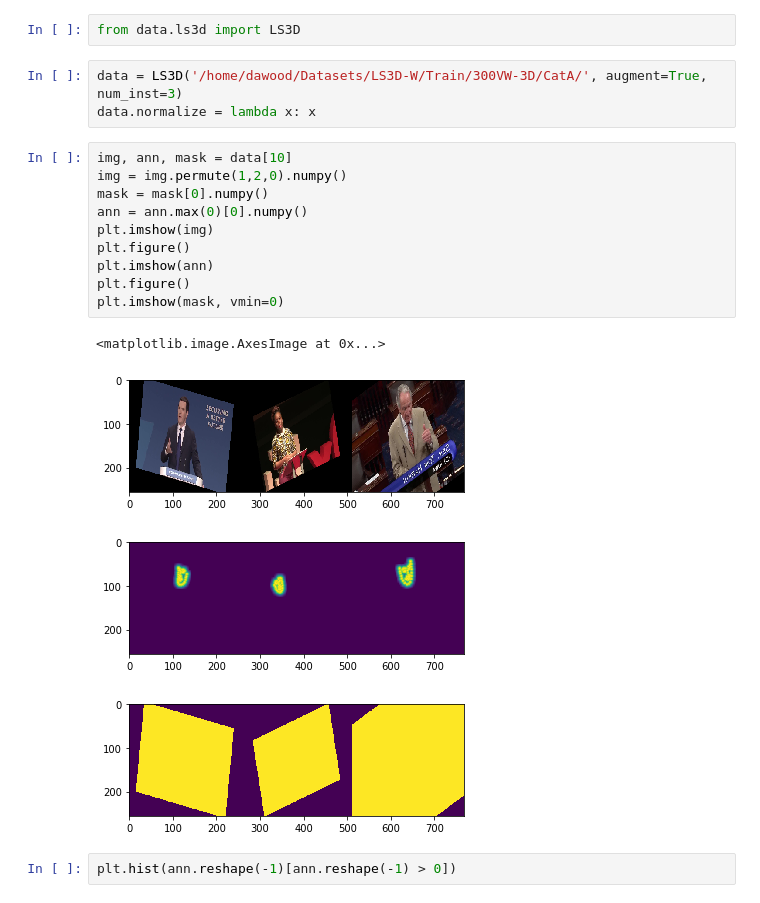
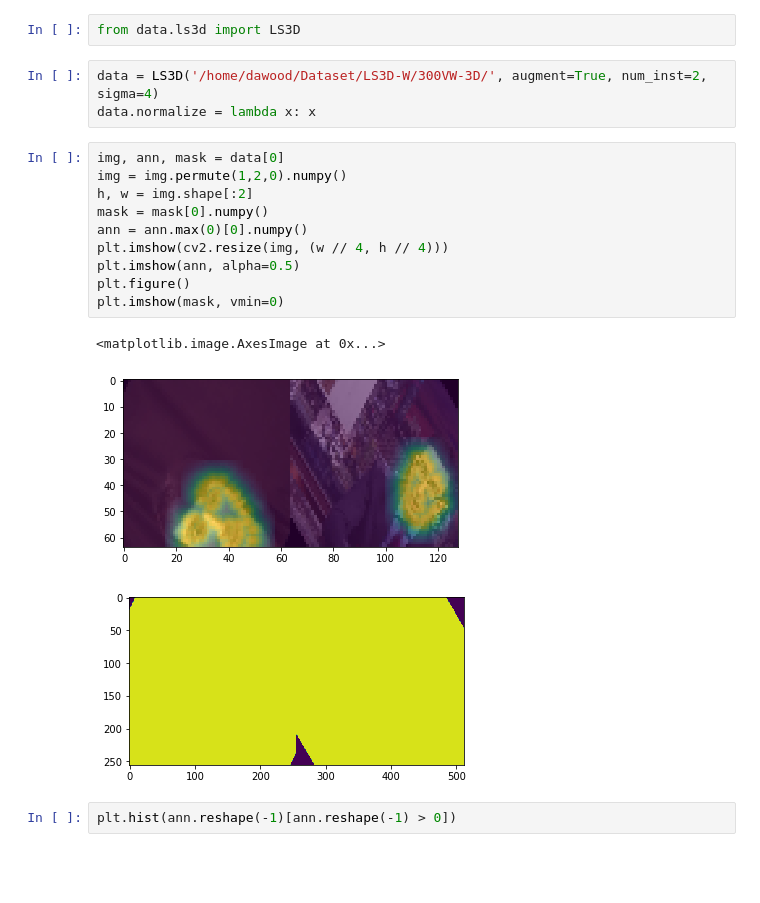
Before and after one commit to dawood95/face-keypoints, a Jupyter notebook: notebooks/dataloader.ipynb, the cells around one changed output. Saved outputs shown, nothing was run; the diff lists cells and outputs as text; blank space fills up the shorter version.

Commit message:
trying simple training

```diff
--- a/notebooks/dataloader.ipynb
+++ b/notebooks/dataloader.ipynb
@@ -14,23 +11,22 @@ The line_profiler extension is already loaded. To reload it, use:
 # %%
 from data.ls3d import LS3D
 # %%
-data = LS3D('/home/dawood/Datasets/LS3D-W/Train/300VW-3D/CatA/', augment=True, num_inst=3)
+data = LS3D('/home/dawood/Dataset/LS3D-W/300VW-3D/', augment=True, num_inst=2, sigma=4)
 data.normalize = lambda x: x
 # %%
-img, ann, mask = data[10]
+img, ann, mask = data[0]
 img = img.permute(1,2,0).numpy()
+h, w = img.shape[:2]
 mask = mask[0].numpy()
 ann = ann.max(0)[0].numpy()
-plt.imshow(img)
-plt.figure()
-plt.imshow(ann)
+plt.imshow(cv2.resize(img, (w // 4, h // 4)))
+plt.imshow(ann, alpha=0.5)
 plt.figure()
 plt.imshow(mask, vmin=0)
 # %% [output]
 <matplotlib.image.AxesImage at 0x...>
-[figure, old version]
+[figure, new version]
-[figure, old version]
+[figure, new version]
-[figure, removed]
 # %%
 plt.hist(ann.reshape(-1)[ann.reshape(-1) > 0])
 # %% [output]
```
Also changed, not shown: parts of 1 cell of this notebook, 7 other files.
